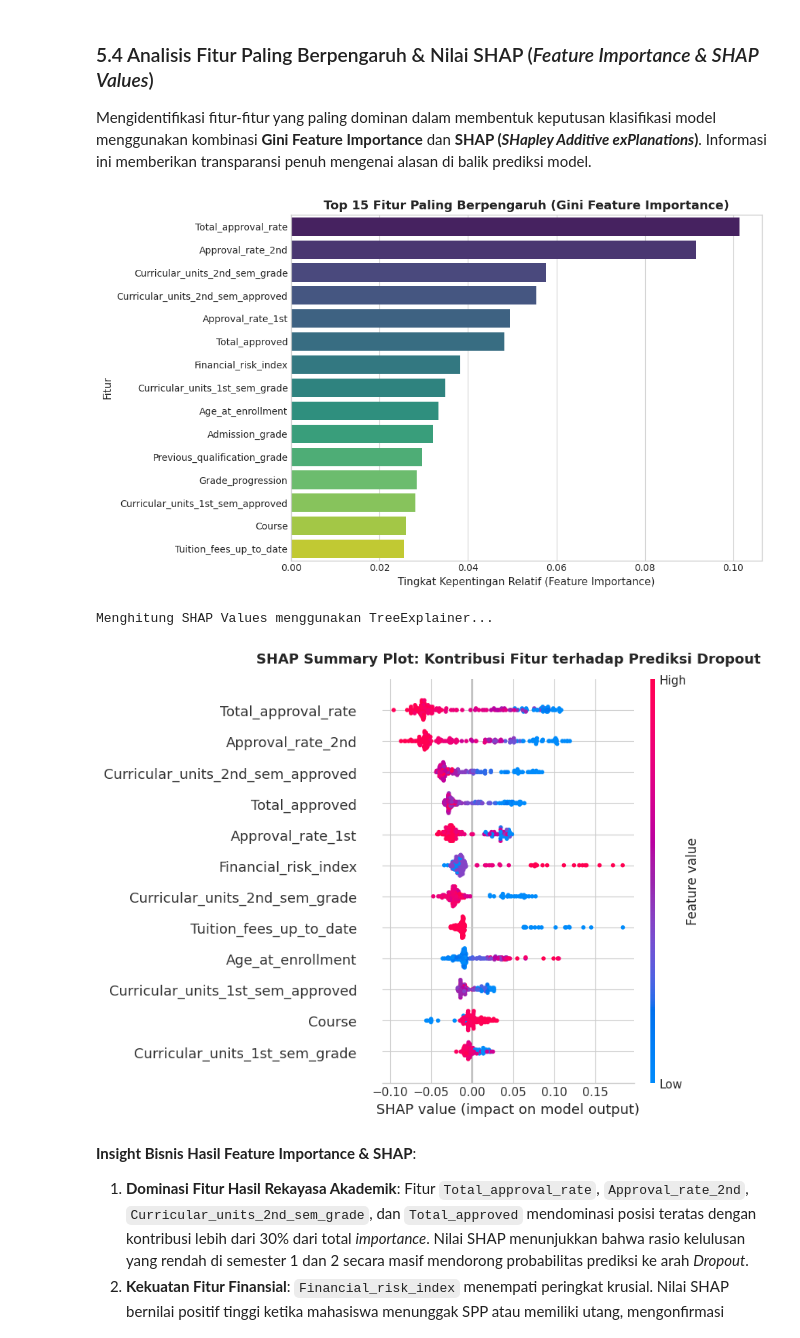
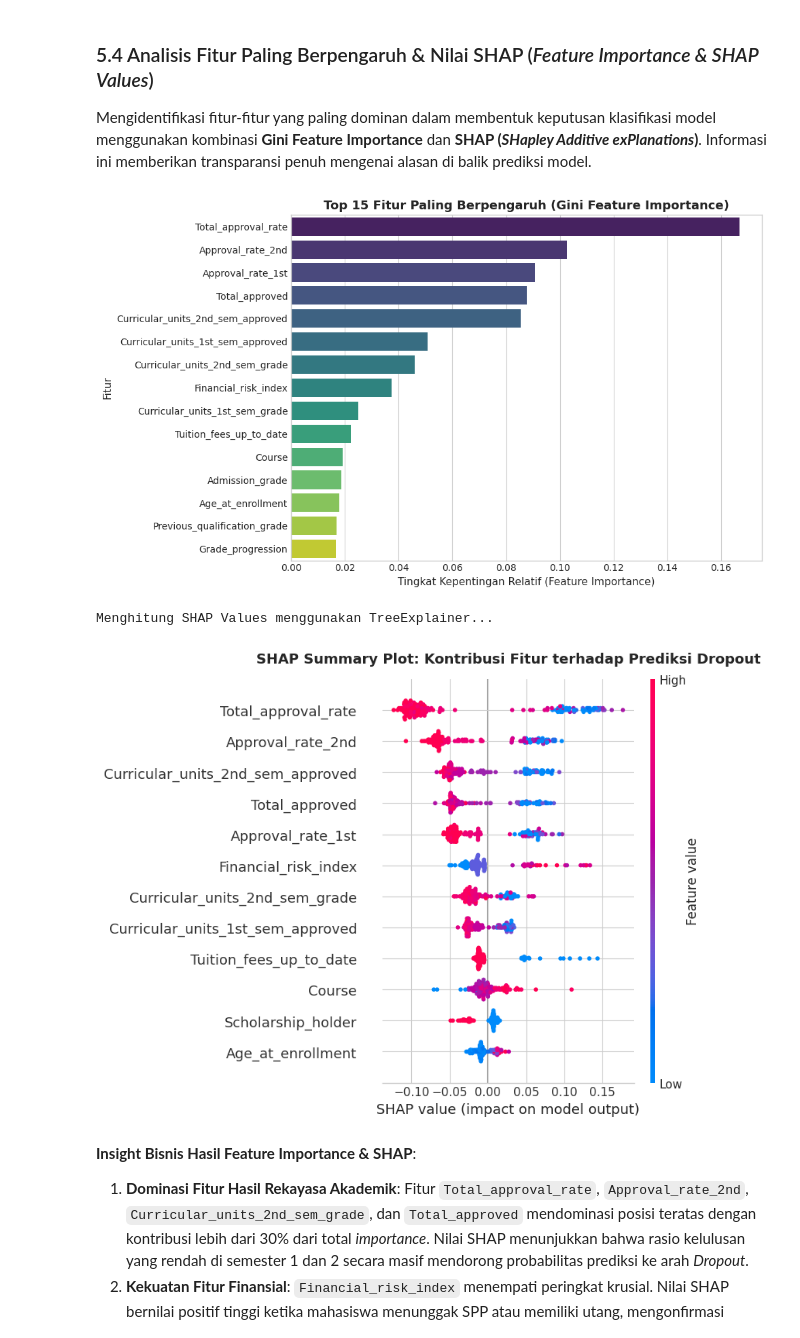
Before and after one commit to dawooodd/Penerapan-Data-Science-2, a Jupyter notebook: notebook.ipynb, the cells around one changed output. Drawn from its saved outputs; the diff is of its cells as text; code cells hidden in the pictures.

```diff
--- a/notebook.ipynb
+++ b/notebook.ipynb
@@ -494,8 +494,11 @@ Jumlah kolom setelah rekayasa fitur: 45
 Memisahkan fitur prediktor ($X$) dan variabel label status mahasiswa ($y$).
 # %%
 # Memisahkan X dan y
-X = df_prep.drop('Status', axis=1)
-y = df_prep['Status']
+df_train = df_prep[df_prep['Status'] != 'Enrolled'].copy()
+df_train['Status'] = df_train['Status'].map({'Dropout': 1, 'Graduate': 0})
+
+X = df_train.drop('Status', axis=1)
+y = df_train['Status']
 
 print(f"Dimensi fitur X: {X.shape}")
 print(f"Distribusi kelas target y:\n{y.value_counts()}")
@@ -599,24 +599,25 @@ test_results = []
 for name, model in models.items():
     model.fit(X_train, y_train)
     y_pred = model.predict(X_test)
+    y_prob = model.predict_proba(X_test)[:, 1] if hasattr(model, 'predict_proba') else y_pred
 
     acc = accuracy_score(y_test, y_pred)
-    f1_macro = f1_score(y_test, y_pred, average='macro')
-    f1_weighted = f1_score(y_test, y_pred, average='weighted')
-    rec_dropout = recall_score(y_test, y_pred, labels=['Dropout'], average=None)[0]
-    prec_dropout = precision_score(y_test, y_pred, labels=['Dropout'], average=None)[0]
+    f1_binary = f1_score(y_test, y_pred)
+    roc_auc_binary = roc_auc_score(y_test, y_prob)
+    rec_dropout = recall_score(y_test, y_pred)
+    prec_dropout = precision_score(y_test, y_pred)
 
     test_results.append({
         'Model': name,
         'Accuracy': round(acc, 4),
-        'Macro F1': round(f1_macro, 4),
-        'Weighted F1': round(f1_weighted, 4),
+        'F1-Score': round(f1_binary, 4),
+        'ROC-AUC': round(roc_auc_binary, 4),
         'Dropout Recall': round(rec_dropout, 4),
         'Dropout Precision': round(prec_dropout, 4)
     })
 
 results_df = pd.DataFrame(test_results)
-print("Tabel Komparasi Performa Model pada Data Uji:")
+print('Tabel Komparasi Performa Model pada Data Uji:')
 results_df
 # %% [output]
 Tabel Komparasi Performa Model pada Data Uji:
@@ -753,39 +738,44 @@ feature_importance_df = pd.DataFrame({
     'Importance': importances
 }).sort_values('Importance', ascending=False)
 
 # Visualisasi Top 15 Fitur Terpenting
 plt.figure(figsize=(10, 6))
 sns.barplot(
     x='Importance', y='Feature', data=feature_importance_df.head(15),
     palette='viridis'
 )
 plt.title('Top 15 Fitur Paling Berpengaruh (Gini Feature Importance)', fontsize=13, fontweight='bold')
 plt.xlabel('Tingkat Kepentingan Relatif (Feature Importance)')
 plt.ylabel('Fitur')
 plt.tight_layout()
 plt.show()
 
 # 2. Analisis SHAP Values untuk Interpretabilitas Terperinci
 print("Menghitung SHAP Values menggunakan TreeExplainer...")
 explainer = shap.TreeExplainer(best_rf)
 # Menggunakan sampel representatif data uji untuk komputasi SHAP
 X_sample_shap = X_test.sample(150, random_state=42)
 shap_values = explainer.shap_values(X_sample_shap)
 
-# Untuk target multiclass, kelas index 0 adalah 'Dropout'
-dropout_idx = list(best_rf.classes_).index('Dropout')
-shap_vals_dropout = shap_values[:, :, dropout_idx] if len(shap_values.shape) == 3 else shap_values[dropout_idx]
+# Untuk klasifikasi biner, kelas 1 adalah 'Dropout'
+dropout_idx = list(best_rf.classes_).index(1)
+if isinstance(shap_values, list):
+    shap_vals_dropout = shap_values[dropout_idx]
+elif len(getattr(shap_values, 'shape', ())) == 3:
+    shap_vals_dropout = shap_values[:, :, dropout_idx]
+else:
+    shap_vals_dropout = shap_values
 
 # Visualisasi SHAP Summary Plot untuk Kelas Dropout
 plt.figure(figsize=(10, 6))
 shap.summary_plot(shap_vals_dropout, X_sample_shap, max_display=12, show=False)
 plt.title('SHAP Summary Plot: Kontribusi Fitur terhadap Prediksi Dropout', fontsize=13, fontweight='bold', pad=15)
 plt.tight_layout()
 plt.show()
 # %% [output]
-[figure, old version]
+[figure, new version]
 Menghitung SHAP Values menggunakan TreeExplainer...
-[figure, old version]
+[figure, new version]
 # %% [markdown]
 **Insight Bisnis Hasil Feature Importance & SHAP**:
 1. **Dominasi Fitur Hasil Rekayasa Akademik**: Fitur `Total_approval_rate`, `Approval_rate_2nd`, `Curricular_units_2nd_sem_grade`, dan `Total_approved` mendominasi posisi teratas dengan kontribusi lebih dari 30% dari total *importance*. Nilai SHAP menunjukkan bahwa rasio kelulusan yang rendah di semester 1 dan 2 secara masif mendorong probabilitas prediksi ke arah *Dropout*.
```
Also changed, not shown: parts of 18 cells of this notebook, 7 other files.
